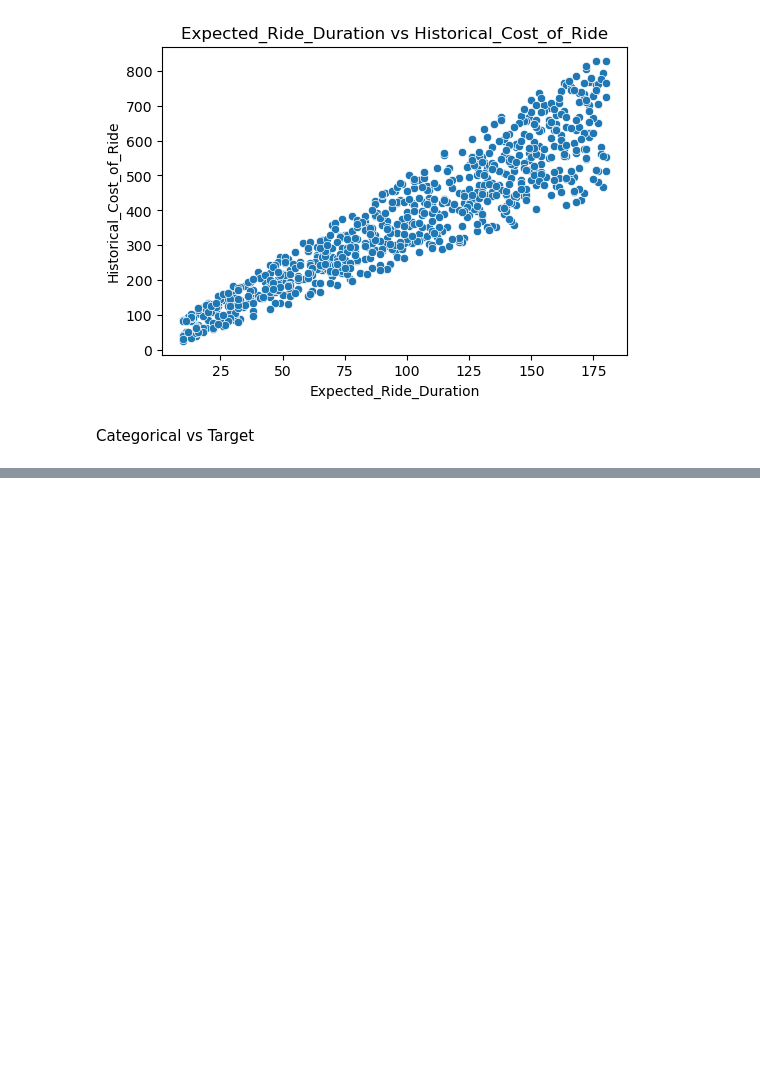
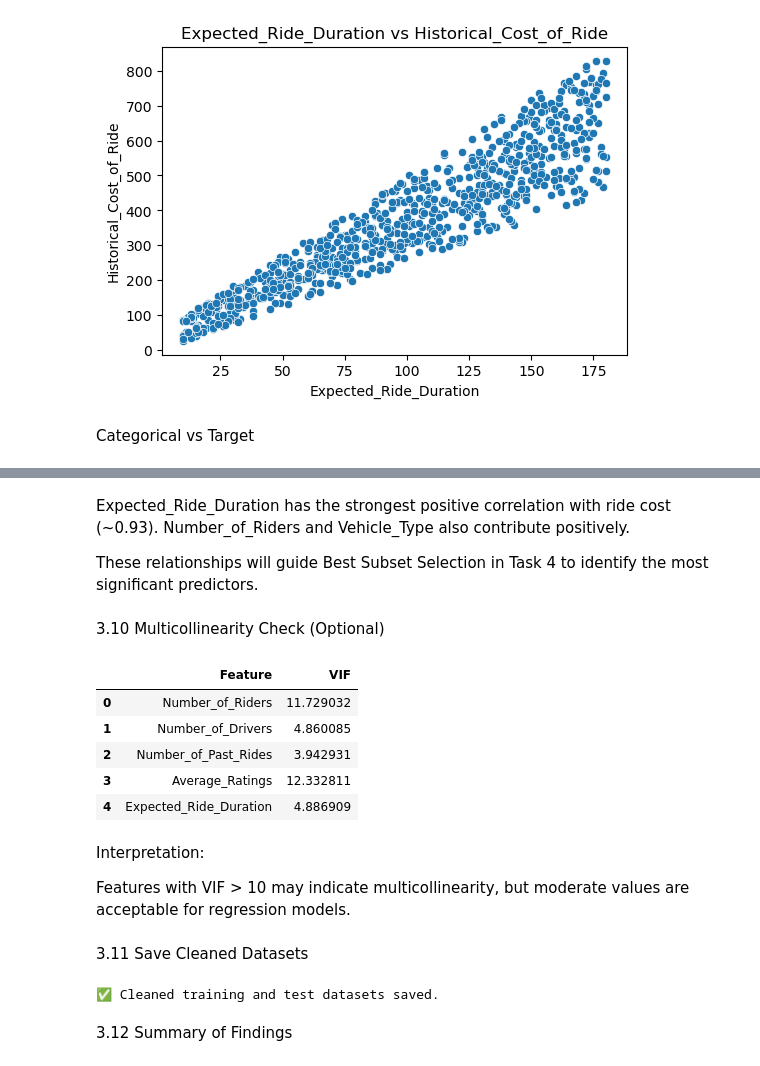
Before and after one commit to ashokaw/Dynamic_pricing, a Jupyter notebook: Interim_diss.ipynb, the cells around one changed output, grey strips where cells are left out. Saved outputs shown, nothing was run; the diff lists cells and outputs as text; code cells hidden in the pictures; blank space fills up the shorter version.

```diff
--- a/Interim_diss.ipynb
+++ b/Interim_diss.ipynb
@@ -411,0 +435,36 @@ Categorical vs Target
+# %% [markdown]
+Expected_Ride_Duration has the strongest positive correlation with ride cost (~0.93).
+Number_of_Riders and Vehicle_Type also contribute positively.
+
+These relationships will guide Best Subset Selection in Task 4 to identify the most significant predictors.
+# %% [markdown]
+3.10 Multicollinearity Check (Optional)
+# %%
+from statsmodels.stats.outliers_influence import variance_inflation_factor
+
+X_vif = train_df.select_dtypes(exclude="object").drop(columns=[target])
+vif_data = pd.DataFrame()
+vif_data["Feature"] = X_vif.columns
+vif_data["VIF"] = [variance_inflation_factor(X_vif.values, i) for i in range(X_vif.shape[1])]
+vif_data
+# %% [output]
+|  | Feature | VIF |
+| 0 | Number_of_Riders | 11.729032 |
+| 1 | Number_of_Drivers | 4.860085 |
+| 2 | Number_of_Past_Rides | 3.942931 |
+| 3 | Average_Ratings | 12.332811 |
+| 4 | Expected_Ride_Duration | 4.886909 |
+# %% [markdown]
+Interpretation:
+
+Features with VIF > 10 may indicate multicollinearity, but moderate values are acceptable for regression models.
+# %% [markdown]
+3.11 Save Cleaned Datasets
+# %%
+train_df.to_csv("train_dynamic_pricing.csv", index=False)
+test_df.to_csv("test_dynamic_pricing.csv", index=False)
+print("✅ Cleaned training and test datasets saved.")
+# %% [output]
+✅ Cleaned training and test datasets saved.
+# %% [markdown]
+3.12 Summary of Findings
```
Also changed, not shown: parts of 3 cells of this notebook, 2 other files.
